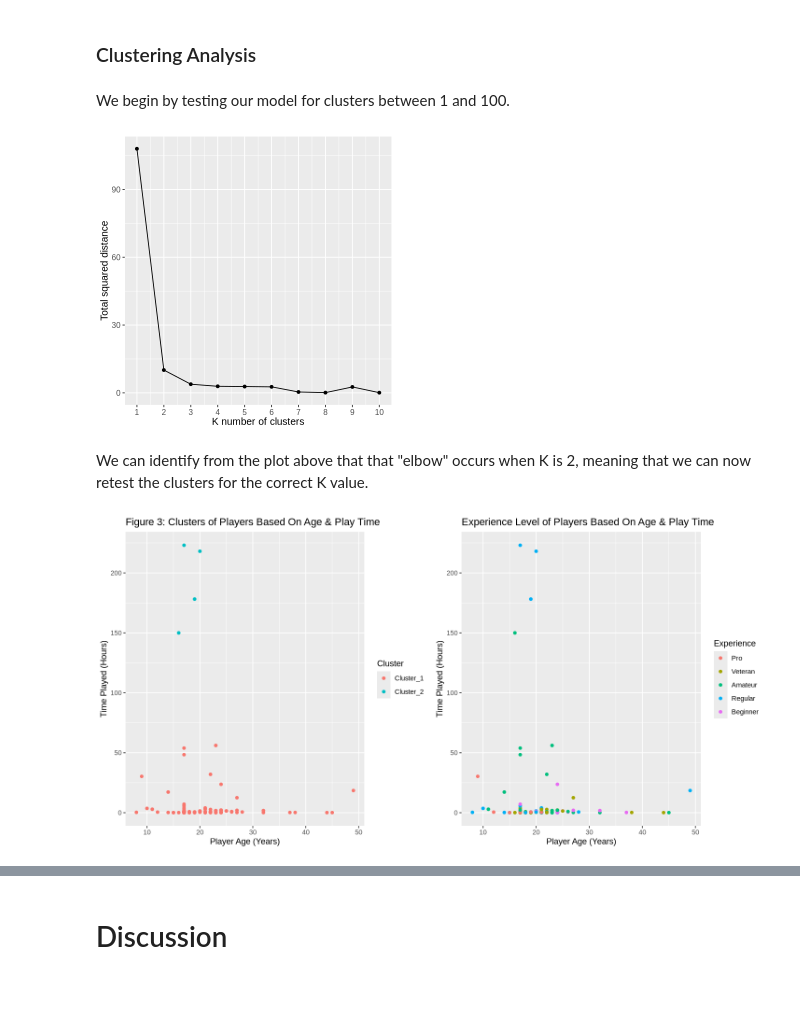
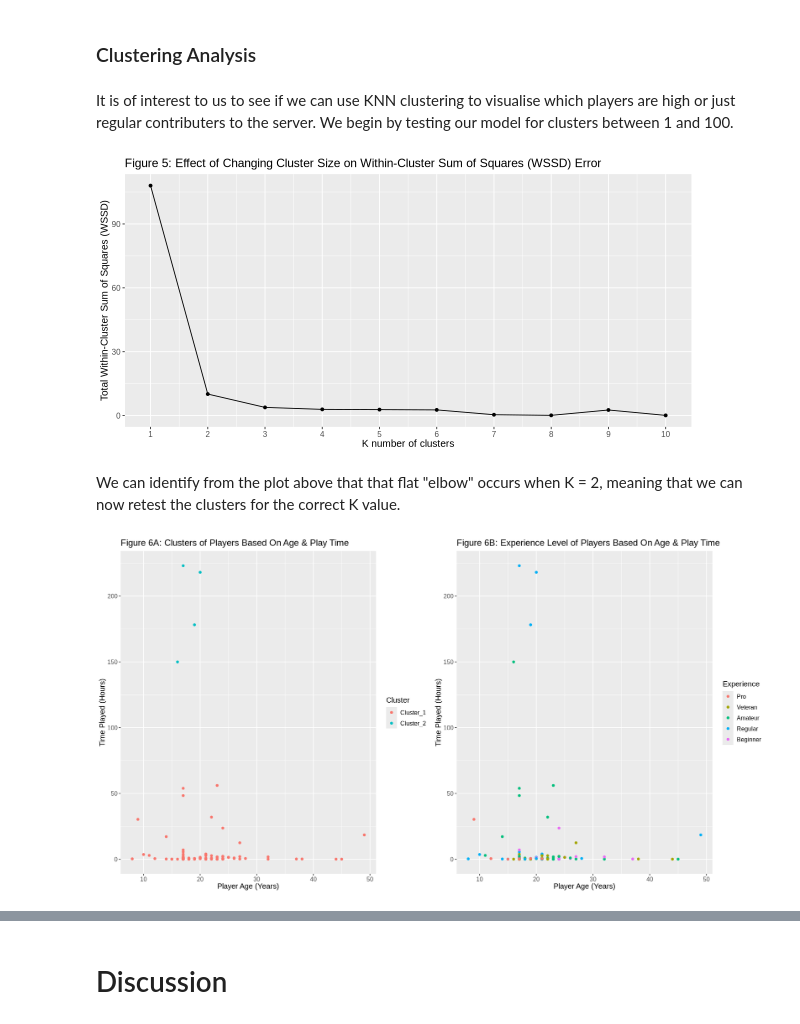
Before and after one commit to DaviddHuang/dsci100_project, a Jupyter notebook: final.ipynb, the cells around one changed output, grey strips where cells are left out. Cells and saved outputs as stored; diff of their text form; code cells hidden in the pictures; blank space fills up the shorter version.

Commit message:
Edited + fleshed everything out, also made sure that all figures had titles and proper formatting

```diff
--- a/final.ipynb
+++ b/final.ipynb
@@ -207,47 +211,48 @@ Prediction Pro Veteran Amateur Regular Beginner
 # %% [markdown]
 ### Clustering Analysis
 # %% [markdown]
-We begin by testing our model for clusters between 1 and 100.
+It is of interest to us to see if we can use KNN clustering to visualise which players are high or just regular contributers to the server. We begin by testing our model for clusters between 1 and 100.
 # %%
 set.seed(5555) #setting seed for reproducibility
 
-options(repr.plot.width = 5, repr.plot.height = 5)
+options(repr.plot.width = 10, repr.plot.height = 5)
 
 players_kmeans <- k_means(num_clusters = tune()) |>
     set_engine("stats", nstart = 10)
 
 players_recipe <- recipe(~ played_hours, age, data = players_filtered) |>
     step_scale(all_predictors()) |>
     step_center(all_predictors())
 
 players_ks <- tibble(num_clusters = 1 : 10)
 
 players_elbow_stats <- workflow() |>
     add_recipe(players_recipe) |>
     add_model(players_kmeans) |>
     tune_cluster(resamples = apparent(players_filtered), grid = players_ks) |>
     collect_metrics() |>
     mutate(total_WSSD = mean) |>
     filter(.metric == "sse_within_total") |>
     select(num_clusters, total_WSSD)
 
 players_elbow_plot <-
     ggplot(players_elbow_stats,
                aes(x = num_clusters, y = total_WSSD)) +
         geom_point() +
         geom_line() +
         xlab("K number of clusters") +
-        ylab("Total squared distance") +
+        ylab("Total Within-Cluster Sum of Squares (WSSD)") +
+        ggtitle("Figure 5: Effect of Changing Cluster Size on Within-Cluster Sum of Squares (WSSD) Error") +
         scale_x_continuous(breaks = 1:10) +
         theme(text = element_text(size = 12))
 players_elbow_plot
 # %% [output]
-[figure, old version]
+[figure, new version]
 # %% [markdown]
-We can identify from the plot above that that "elbow" occurs when K is 2, meaning that we can now retest the clusters for the correct K value.
+We can identify from the plot above that that flat "elbow" occurs when K = 2, meaning that we can now retest the clusters for the correct K value.
 # %%
 set.seed(2019) # DO NOT REMOVE
-options(repr.plot.width = 12, repr.plot.height = 6)
+options(repr.plot.width = 15, repr.plot.height = 8)
 
 players_final_kmeans <- k_means(num_clusters = 2) |>
     set_engine("stats", nstart = 10)
@@ -264,7 +269,8 @@ players_final_clusters_plot <-
            aes(x=age, y = played_hours, color = .pred_cluster)) +
         geom_point() +
         labs(x = "Player Age (Years)", y= "Time Played (Hours)", color = "Cluster") +
-        ggtitle("Figure 3: Clusters of Players Based On Age & Play Time")
+        ggtitle("Figure 6A: Clusters of Players Based On Age & Play Time") +
+        theme(text = element_text(size = 12))
 
 # Original filtered player plot
 players_plot <- players_filtered |>
@@ -273,8 +279,9 @@ players_plot <- players_filtered |>
             labs(x = "Player Age (Years)",
                  y = "Time Played (Hours)",
                  colour = "Experience",
-                 title = "Experience Level of Players Based On Age & Play Time")
+                 title = "Figure 6B: Experience Level of Players Based On Age & Play Time") +
+            theme(text = element_text(size = 12))
 
 grid.arrange(players_final_clusters_plot, players_plot, ncol = 2)
 # %% [output]
-[figure, old version]
+[figure, new version]
```
Also changed, not shown: parts of 11 cells of this notebook.
